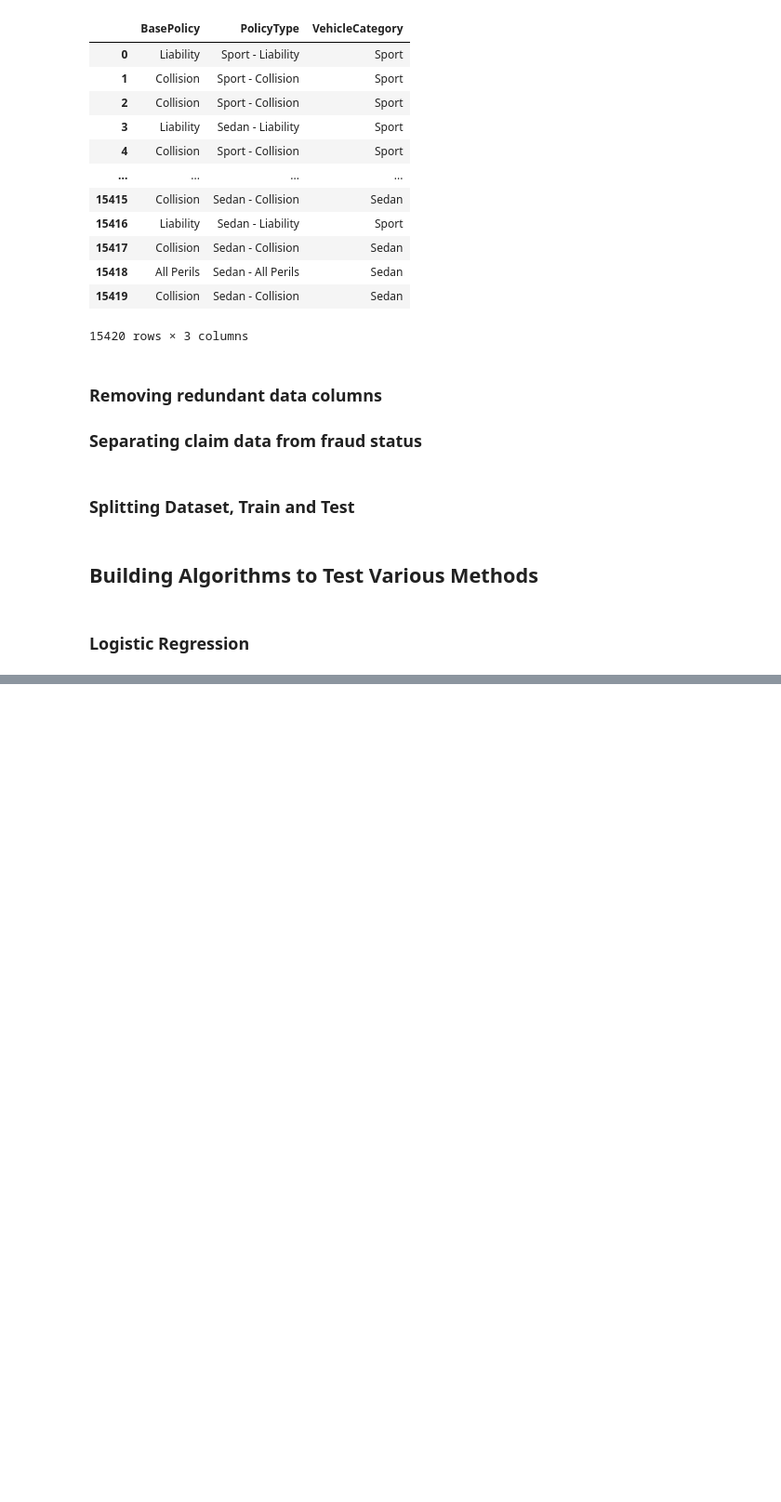
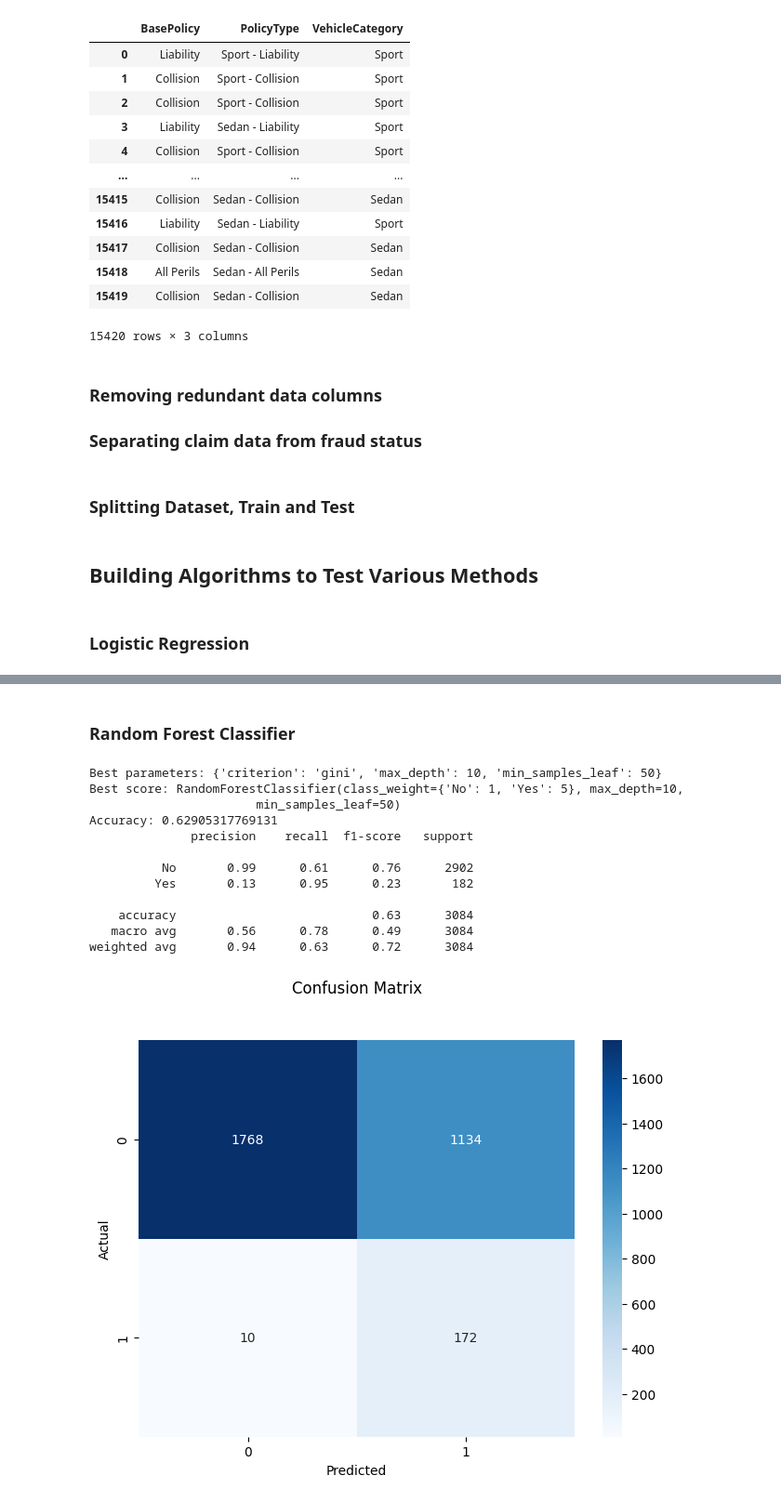
Before and after one commit to esorrie/Vehicle-Fraud, a Jupyter notebook: main.ipynb, the cells around one changed output, grey strips where cells are left out. Shown at 93% size. Drawn from its saved outputs; the diff is of its cells as text; code cells hidden in the pictures; blank space fills up the shorter version.

Commit message:
Implement code changes to enhance functionality and improve performance

```diff
--- a/main.ipynb
+++ b/main.ipynb
@@ -190,0 +278,72 @@ weighted avg       0.93      0.65      0.74      1542
+# %% [markdown]
+### Random Forest Classifier
+# %%
+def random_forest(X_test, X_train, y_test, y_train):
+    param_grid = {
+        'criterion': ['gini', 'entropy', 'log_loss'],
+        'max_depth': [3, 5, 7, 10],
+        'min_samples_leaf': [50, 75, 100]
+    }
+
+    rf_model = RandomForestClassifier(class_weight={
+        'No': 1,
+        'Yes': 5
+    })
+
+    recall_scorer = make_scorer(recall_score, pos_label = "No")
+
+    grid_search = GridSearchCV(
+        estimator= rf_model,
+        param_grid= param_grid,
+        scoring= recall_scorer,
+        cv = 5,
+        n_jobs= 1
+    )
+
+    # Without SMOTE, the dataset was too small for the model to learn
+    # ended up classifying everything as not fraud
+    X_train_res, y_train_res = SMOTE().fit_resample(X_train, y_train)
+    # After SMOTE applied, better performance at classifying fraud, large number of false positives
+
+    grid_search.fit(X_train_res, y_train_res)
+
+    best_params = grid_search.best_params_
+    best_model = grid_search.best_estimator_
+
+    print("Best parameters:", best_params)
+    print("Best score:", best_model)
+
+    # Make Predictions
+    y_pred = grid_search.predict(X_test)
+
+    # Evaluation with confusion Matrix
+    print(f'Accuracy: {accuracy_score(y_test, y_pred)}')
+    print(classification_report(y_test, y_pred))
+
+    cnf_matrix = confusion_matrix(y_test, y_pred)
+
+    # create heatmap
+    sns.heatmap(cnf_matrix, annot=True, cmap="Blues", fmt='d')
+    plt.tight_layout()
+    plt.title('Confusion Matrix', y=1.1)
+    plt.ylabel('Actual')
+    plt.xlabel('Predicted')
+    plt.show()
+
+    return
+
+random_forest(X_test, X_train, y_test, y_train)
+# %% [output]
+Best parameters: {'criterion': 'gini', 'max_depth': 10, 'min_samples_leaf': 50}
+Best score: RandomForestClassifier(class_weight={'No': 1, 'Yes': 5}, max_depth=10,
+                       min_samples_leaf=50)
+Accuracy: 0.62905317769131
+              precision    recall  f1-score   support
+
+          No       0.99      0.61      0.76      2902
+         Yes       0.13      0.95      0.23       182
+
+    accuracy                           0.63      3084
+   macro avg       0.56      0.78      0.49      3084
+weighted avg       0.94      0.63      0.72      3084
+[figure, added]
```
Also changed, not shown: parts of 10 cells of this notebook.
